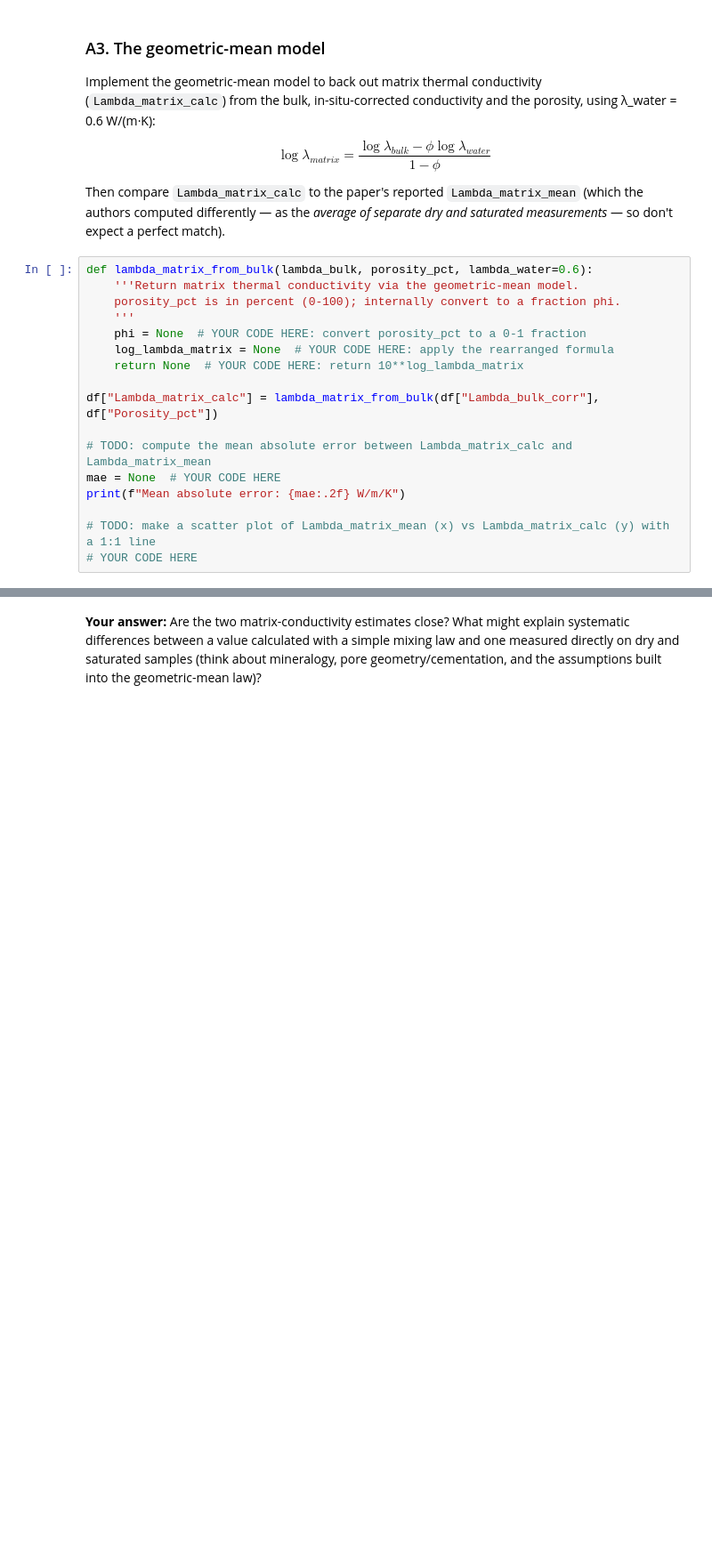
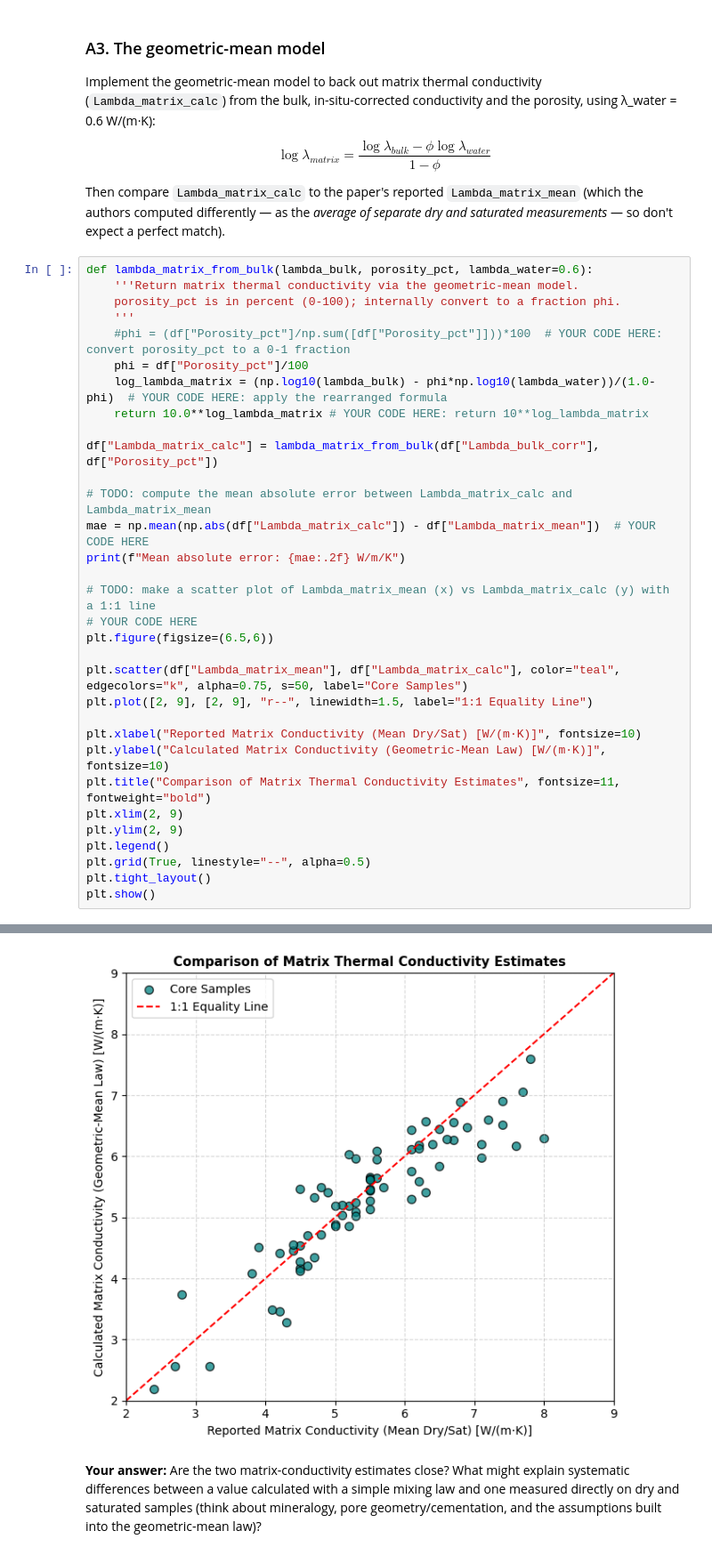
Before and after one commit to stoneypointer/ML_in_Geo, a Jupyter notebook: NEGB_Geothermal_Exercises_STUDENT.ipynb, the cells around one changed output, grey strips where cells are left out. Shown: that part at 89% size. Cells and saved outputs as stored; diff of their text form; blank space fills up the shorter version.

```diff
--- a/NEGB_Geothermal_Exercises_STUDENT.ipynb
+++ b/NEGB_Geothermal_Exercises_STUDENT.ipynb
@@ -287,15 +336,31 @@ def lambda_matrix_from_bulk(lambda_bulk, porosity_pct, lambda_water=0.6):
     '''Return matrix thermal conductivity via the geometric-mean model.
     porosity_pct is in percent (0-100); internally convert to a fraction phi.
     '''
-    phi = None  # YOUR CODE HERE: convert porosity_pct to a 0-1 fraction
-    log_lambda_matrix = None  # YOUR CODE HERE: apply the rearranged formula
-    return None  # YOUR CODE HERE: return 10**log_lambda_matrix
+    #phi = (df["Porosity_pct"]/np.sum([df["Porosity_pct"]]))*100  # YOUR CODE HERE: convert porosity_pct to a 0-1 fraction
+    phi = df["Porosity_pct"]/100
+    log_lambda_matrix = (np.log10(lambda_bulk) - phi*np.log10(lambda_water))/(1.0-phi)  # YOUR CODE HERE: apply the rearranged formula
+    return 10.0**log_lambda_matrix # YOUR CODE HERE: return 10**log_lambda_matrix
 
 df["Lambda_matrix_calc"] = lambda_matrix_from_bulk(df["Lambda_bulk_corr"], df["Porosity_pct"])
 
 # TODO: compute the mean absolute error between Lambda_matrix_calc and Lambda_matrix_mean
-mae = None  # YOUR CODE HERE
+mae = np.mean(np.abs(df["Lambda_matrix_calc"]) - df["Lambda_matrix_mean"])  # YOUR CODE HERE
 print(f"Mean absolute error: {mae:.2f} W/m/K")
 
 # TODO: make a scatter plot of Lambda_matrix_mean (x) vs Lambda_matrix_calc (y) with a 1:1 line
 # YOUR CODE HERE
+plt.figure(figsize=(6.5,6))
+
+plt.scatter(df["Lambda_matrix_mean"], df["Lambda_matrix_calc"], color="teal", edgecolors="k", alpha=0.75, s=50, label="Core Samples")
+plt.plot([2, 9], [2, 9], "r--", linewidth=1.5, label="1:1 Equality Line")
+
+plt.xlabel("Reported Matrix Conductivity (Mean Dry/Sat) [W/(m·K)]", fontsize=10)
+plt.ylabel("Calculated Matrix Conductivity (Geometric-Mean Law) [W/(m·K)]", fontsize=10)
+plt.title("Comparison of Matrix Thermal Conductivity Estimates", fontsize=11, fontweight="bold")
+plt.xlim(2, 9)
+plt.ylim(2, 9)
+plt.legend()
+plt.grid(True, linestyle="--", alpha=0.5)
+plt.tight_layout()
+plt.show()
+# %% [output]
@@ -302,3 +368,4 @@ print(f"Mean absolute error: {mae:.2f} W/m/K")
+[figure, added]
 # %% [markdown]
 **Your answer:** Are the two matrix-conductivity estimates close? What might
 explain systematic differences between a value calculated with a simple mixing law
```
Also changed, not shown: parts of 9 cells of this notebook.
